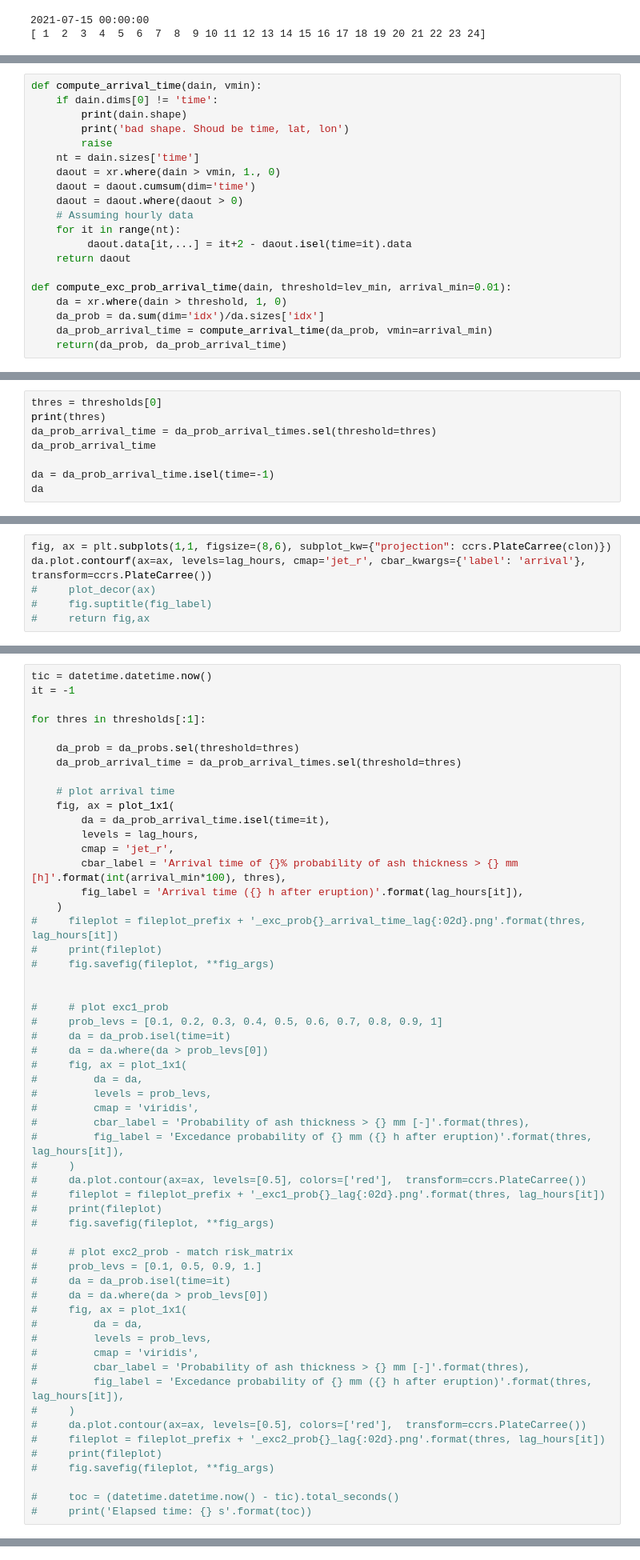
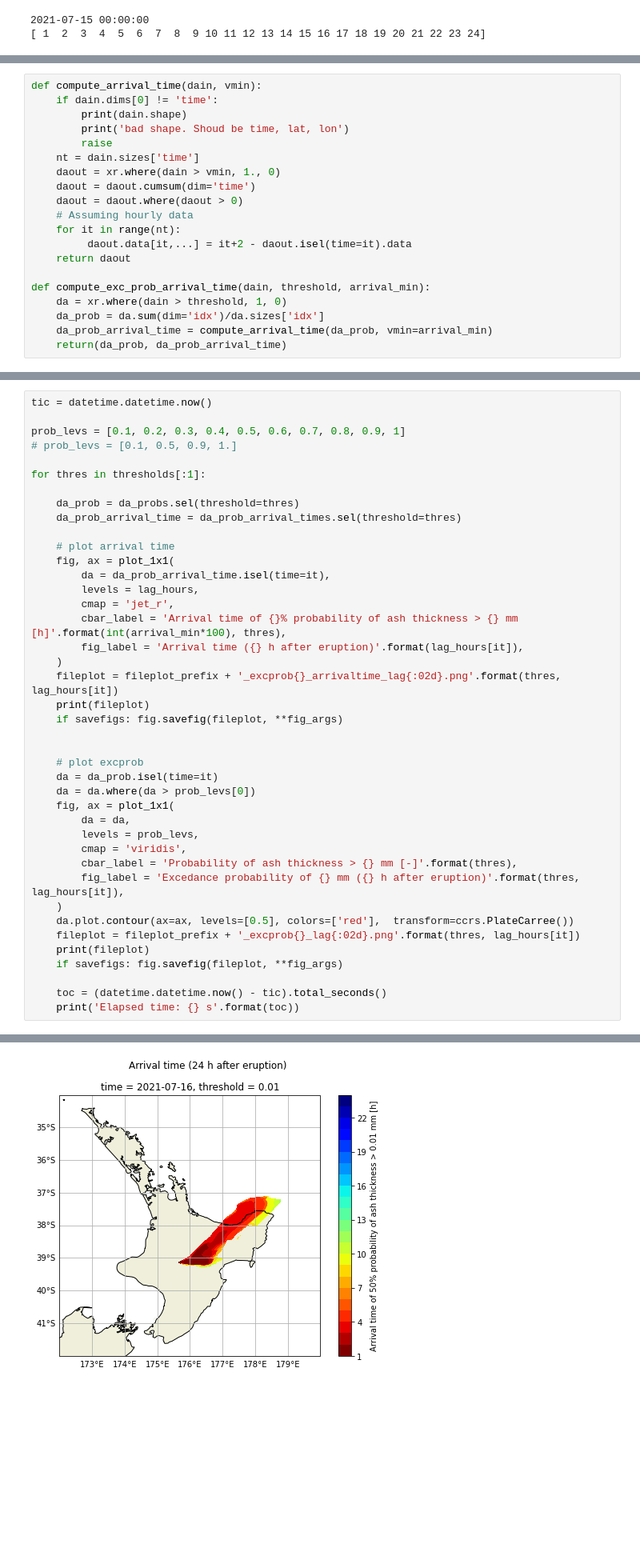
Before and after one commit to yannikbehr/ashfall_forecasts, a Jupyter notebook: notebooks/hysplit_runs/plot_ens.ipynb, the cells around one changed output, grey strips where cells are left out. Shown at 80% size. Drawn from its saved outputs; the diff is of its cells as text; blank space fills up the shorter version.

Commit message:
update notebook with ensemble plots

```diff
--- a/notebooks/hysplit_runs/plot_ens.ipynb
+++ b/notebooks/hysplit_runs/plot_ens.ipynb
@@ -139,7 +138,7 @@ def compute_arrival_time(dain, vmin):
          daout.data[it,...] = it+2 - daout.isel(time=it).data
     return daout
 
-def compute_exc_prob_arrival_time(dain, threshold=lev_min, arrival_min=0.01):
+def compute_exc_prob_arrival_time(dain, threshold, arrival_min):
     da = xr.where(dain > threshold, 1, 0)
     da_prob = da.sum(dim='idx')/da.sizes['idx']
     da_prob_arrival_time = compute_arrival_time(da_prob, vmin=arrival_min)
@@ -192,8 +161,0 @@ Attributes: (0)
-# %%
-thres = thresholds[0]
-print(thres)
-da_prob_arrival_time = da_prob_arrival_times.sel(threshold=thres)
-da_prob_arrival_time
-
-da = da_prob_arrival_time.isel(time=-1)
-da
@@ -228,6 +161,0 @@ plt.pcolormesh(da.data)
-# %%
-fig, ax = plt.subplots(1,1, figsize=(8,6), subplot_kw={"projection": ccrs.PlateCarree(clon)})
-da.plot.contourf(ax=ax, levels=lag_hours, cmap='jet_r', cbar_kwargs={'label': 'arrival'}, transform=ccrs.PlateCarree())
-#     plot_decor(ax)
-#     fig.suptitle(fig_label)
-#     return fig,ax
@@ -234,6 +164,8 @@ da.plot.contourf(ax=ax, levels=lag_hours, cmap='jet_r', cbar_kwargs={'label': 'a
 # %%
 tic = datetime.datetime.now()
-it = -1
+
+prob_levs = [0.1, 0.2, 0.3, 0.4, 0.5, 0.6, 0.7, 0.8, 0.9, 1]
+# prob_levs = [0.1, 0.5, 0.9, 1.]
 
 for thres in thresholds[:1]:
 
@@ -248,42 +180,26 @@ for thres in thresholds[:1]:
         cbar_label = 'Arrival time of {}% probability of ash thickness > {} mm [h]'.format(int(arrival_min*100), thres),
         fig_label = 'Arrival time ({} h after eruption)'.format(lag_hours[it]),
     )
-#     fileplot = fileplot_prefix + '_exc_prob{}_arrival_time_lag{:02d}.png'.format(thres, lag_hours[it])
-#     print(fileplot)
-#     fig.savefig(fileplot, **fig_args)
+    fileplot = fileplot_prefix + '_excprob{}_arrivaltime_lag{:02d}.png'.format(thres, lag_hours[it])
+    print(fileplot)
+    if savefigs: fig.savefig(fileplot, **fig_args)
 
 
-#     # plot exc1_prob
-#     prob_levs = [0.1, 0.2, 0.3, 0.4, 0.5, 0.6, 0.7, 0.8, 0.9, 1]
-#     da = da_prob.isel(time=it)
-#     da = da.where(da > prob_levs[0])
-#     fig, ax = plot_1x1(
-#         da = da,
-#         levels = prob_levs,
-#         cmap = 'viridis',
-#         cbar_label = 'Probability of ash thickness > {} mm [-]'.format(thres),
-#         fig_label = 'Excedance probability of {} mm ({} h after eruption)'.format(thres, lag_hours[it]),
-#     )
-#     da.plot.contour(ax=ax, levels=[0.5], colors=['red'],  transform=ccrs.PlateCarree())
-#     fileplot = fileplot_prefix + '_exc1_prob{}_lag{:02d}.png'.format(thres, lag_hours[it])
-#     print(fileplot)
-#     fig.savefig(fileplot, **fig_args)
+    # plot excprob
+    da = da_prob.isel(time=it)
+    da = da.where(da > prob_levs[0])
+    fig, ax = plot_1x1(
+        da = da,
+        levels = prob_levs,
+        cmap = 'viridis',
+        cbar_label = 'Probability of ash thickness > {} mm [-]'.format(thres),
+        fig_label = 'Excedance probability of {} mm ({} h after eruption)'.format(thres, lag_hours[it]),
+    )
+    da.plot.contour(ax=ax, levels=[0.5], colors=['red'],  transform=ccrs.PlateCarree())
+    fileplot = fileplot_prefix + '_excprob{}_lag{:02d}.png'.format(thres, lag_hours[it])
+    print(fileplot)
+    if savefigs: fig.savefig(fileplot, **fig_args)
 
-#     # plot exc2_prob - match risk_matrix
-#     prob_levs = [0.1, 0.5, 0.9, 1.]
-#     da = da_prob.isel(time=it)
-#     da = da.where(da > prob_levs[0])
-#     fig, ax = plot_1x1(
-#         da = da,
-#         levels = prob_levs,
-#         cmap = 'viridis',
-#         cbar_label = 'Probability of ash thickness > {} mm [-]'.format(thres),
-#         fig_label = 'Excedance probability of {} mm ({} h after eruption)'.format(thres, lag_hours[it]),
-#     )
-#     da.plot.contour(ax=ax, levels=[0.5], colors=['red'],  transform=ccrs.PlateCarree())
-#     fileplot = fileplot_prefix + '_exc2_prob{}_lag{:02d}.png'.format(thres, lag_hours[it])
-#     print(fileplot)
-#     fig.savefig(fileplot, **fig_args)
-
-#     toc = (datetime.datetime.now() - tic).total_seconds()
-#     print('Elapsed time: {} s'.format(toc))
+    toc = (datetime.datetime.now() - tic).total_seconds()
+    print('Elapsed time: {} s'.format(toc))
+# %% [output]
@@ -289,0 +209 @@ for thres in thresholds[:1]:
+[figure, added]
```
Also changed, not shown: parts of 32 cells of this notebook.
